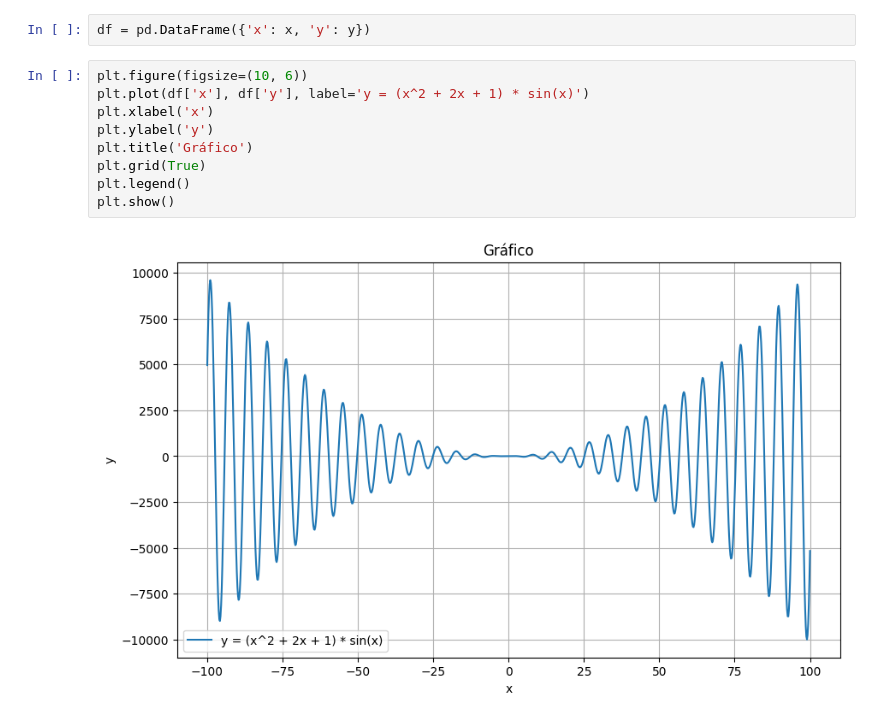
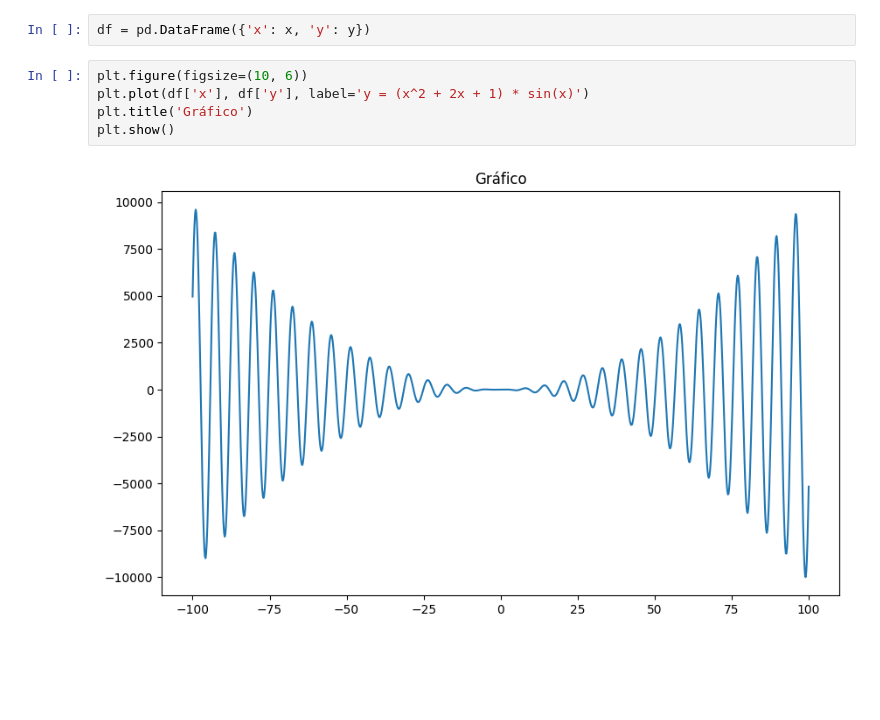
Before and after one commit to joaofariastn/Atividade-de-Estat-stica, a Jupyter notebook: Atv2.ipynb, the cells around one changed output. Saved outputs shown, nothing was run; the diff lists cells and outputs as text; blank space fills up the shorter version.

```diff
--- a/Atv2.ipynb
+++ b/Atv2.ipynb
@@ -12,11 +12,7 @@ df = pd.DataFrame({'x': x, 'y': y})
 # %%
 plt.figure(figsize=(10, 6))
 plt.plot(df['x'], df['y'], label='y = (x^2 + 2x + 1) * sin(x)')
-plt.xlabel('x')
-plt.ylabel('y')
 plt.title('Gráfico')
-plt.grid(True)
-plt.legend()
 plt.show()
 # %% [output]
-[figure, old version]
+[figure, new version]
```
